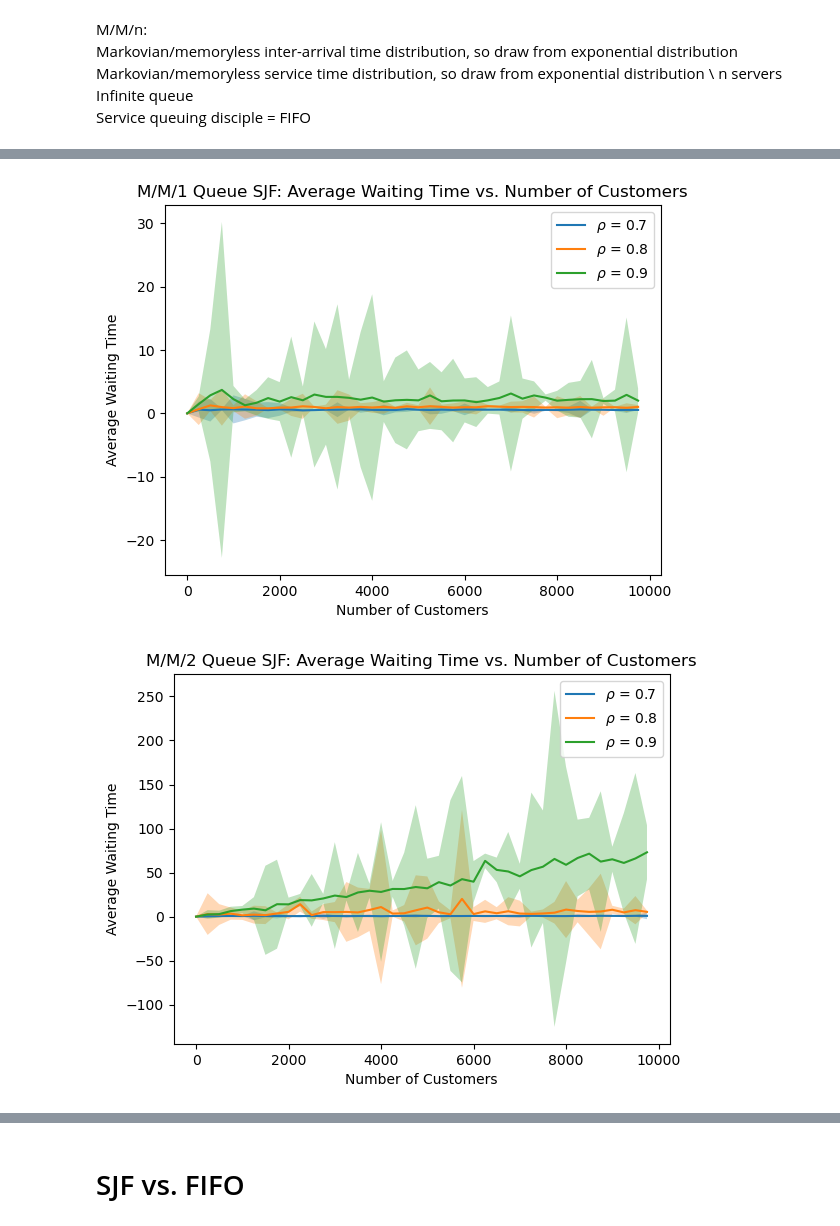
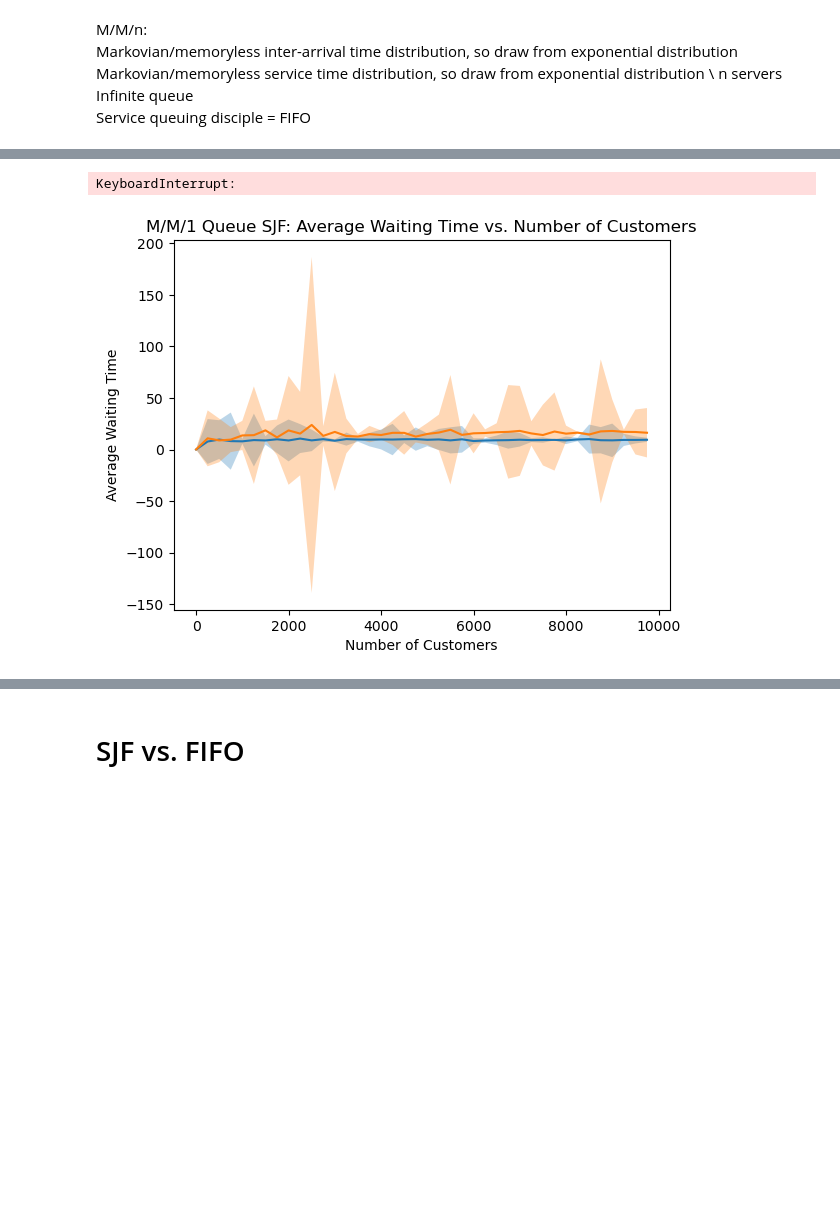
Before and after one commit to koenweverink/stochastic_simulation_assignment_2, a Jupyter notebook: DES_queue.ipynb, the cells around one changed output, grey strips where cells are left out. Saved outputs shown, nothing was run; the diff lists cells and outputs as text; code cells hidden in the pictures; blank space fills up the shorter version.

```diff
--- a/DES_queue.ipynb
+++ b/DES_queue.ipynb
@@ -85,7 +85,7 @@ class MMNQueue:
             if self.service_distr == 'M':
                 service_time = np.random.exponential(1 / self.mu)
             elif self.service_distr == 'D':
-                service_time = self.mu
+                service_time = (1 / self.mu)
             elif self.service_distr == 'H2':
                 service_time = hyperexponential_2_phases()
             else:
@@ -114,7 +114,7 @@ def main():
     num_simulations = 2
     num_customers_values = np.arange(0, 10000, 250)
     rhos = [0.7, 0.8, 0.9]
-    mu = 4
+    mu = 1/2
     scheduling_policies = ['FIFO', 'SJF']
 
     for scheduling_policy in scheduling_policies:
@@ -167,2 +167,2 @@ if __name__ == "__main__":
+KeyboardInterrupt:
-[figure, old version]
+[figure, new version]
-[figure, removed]
```
Also changed, not shown: parts of 2 cells of this notebook.
